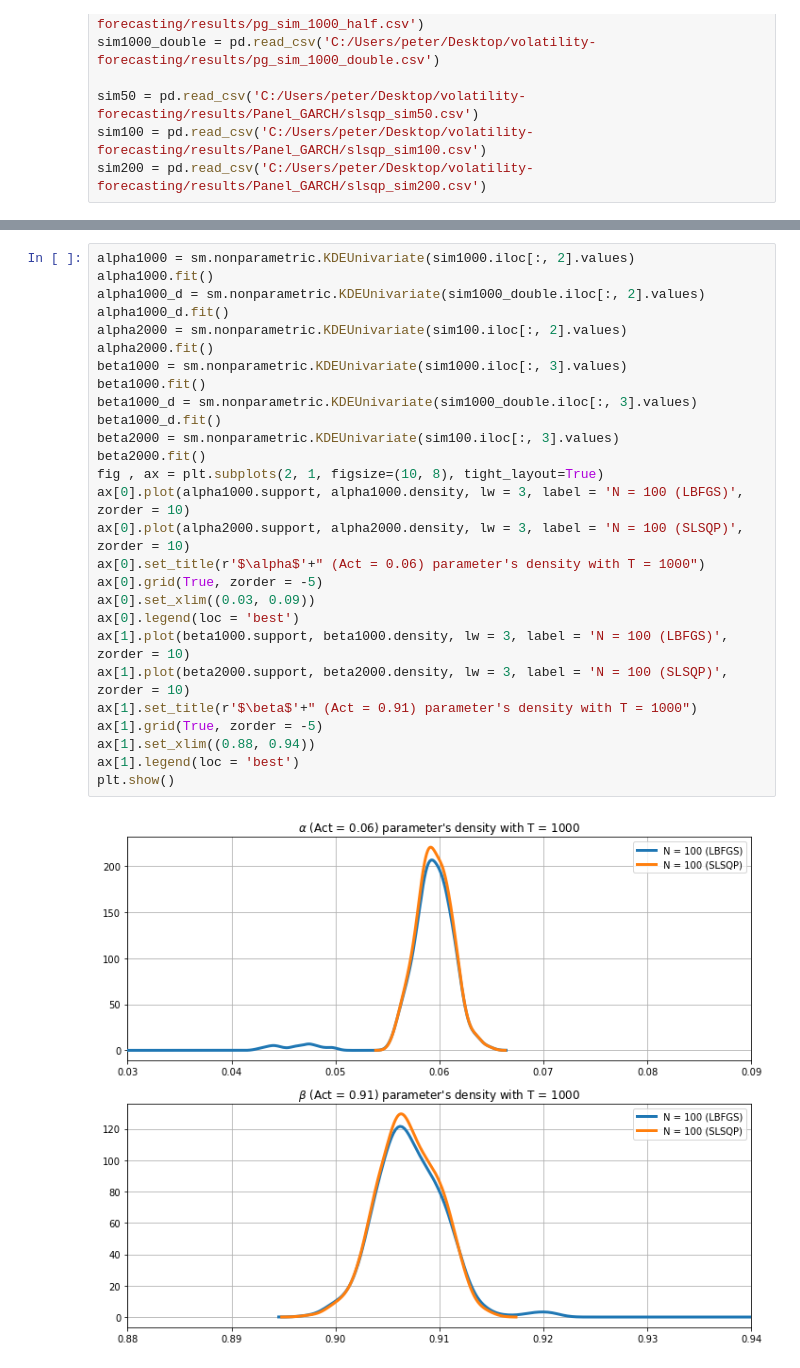
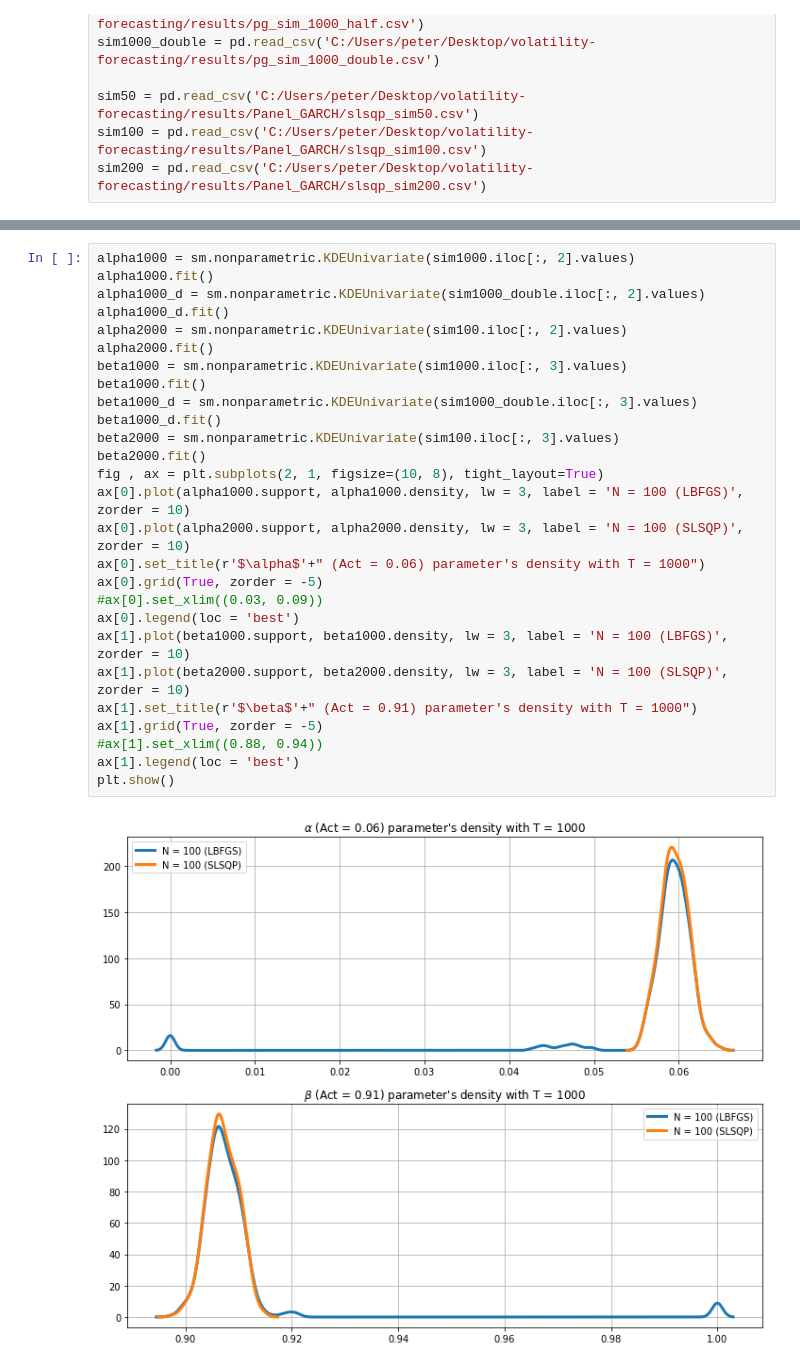
Before and after one commit to NemesiP/volatility-forecasting, a Jupyter notebook: Examples/Panel_GARCH_sim.ipynb, the cells around one changed output, grey strips where cells are left out. Drawn from its saved outputs; the diff is of its cells as text.

```diff
--- a/Examples/Panel_GARCH_sim.ipynb
+++ b/Examples/Panel_GARCH_sim.ipynb
@@ -70,32 +70,32 @@ plt.show()
 # %%
 alpha1000 = sm.nonparametric.KDEUnivariate(sim1000.iloc[:, 2].values)
 alpha1000.fit()
 alpha1000_d = sm.nonparametric.KDEUnivariate(sim1000_double.iloc[:, 2].values)
 alpha1000_d.fit()
 alpha2000 = sm.nonparametric.KDEUnivariate(sim100.iloc[:, 2].values)
 alpha2000.fit()
 beta1000 = sm.nonparametric.KDEUnivariate(sim1000.iloc[:, 3].values)
 beta1000.fit()
 beta1000_d = sm.nonparametric.KDEUnivariate(sim1000_double.iloc[:, 3].values)
 beta1000_d.fit()
 beta2000 = sm.nonparametric.KDEUnivariate(sim100.iloc[:, 3].values)
 beta2000.fit()
 fig , ax = plt.subplots(2, 1, figsize=(10, 8), tight_layout=True)
 ax[0].plot(alpha1000.support, alpha1000.density, lw = 3, label = 'N = 100 (LBFGS)', zorder = 10)
 ax[0].plot(alpha2000.support, alpha2000.density, lw = 3, label = 'N = 100 (SLSQP)', zorder = 10)
 ax[0].set_title(r'$\alpha$'+" (Act = 0.06) parameter's density with T = 1000")
 ax[0].grid(True, zorder = -5)
-ax[0].set_xlim((0.03, 0.09))
+#ax[0].set_xlim((0.03, 0.09))
 ax[0].legend(loc = 'best')
 ax[1].plot(beta1000.support, beta1000.density, lw = 3, label = 'N = 100 (LBFGS)', zorder = 10)
 ax[1].plot(beta2000.support, beta2000.density, lw = 3, label = 'N = 100 (SLSQP)', zorder = 10)
 ax[1].set_title(r'$\beta$'+" (Act = 0.91) parameter's density with T = 1000")
 ax[1].grid(True, zorder = -5)
-ax[1].set_xlim((0.88, 0.94))
+#ax[1].set_xlim((0.88, 0.94))
 ax[1].legend(loc = 'best')
 plt.show()
 # %% [output]
-[figure, old version]
+[figure, new version]
 # %%
 alpha1000_d = sm.nonparametric.KDEUnivariate(sim1000_double.iloc[:, 2].values)
 alpha1000_d.fit()
```
Also changed, not shown: parts of 2 cells of this notebook, 4 other files.
